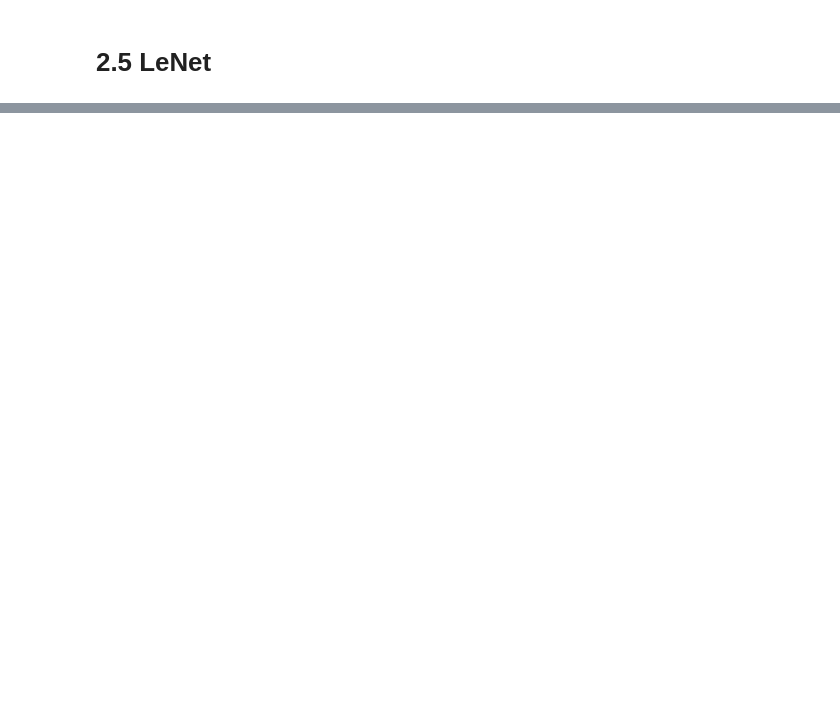
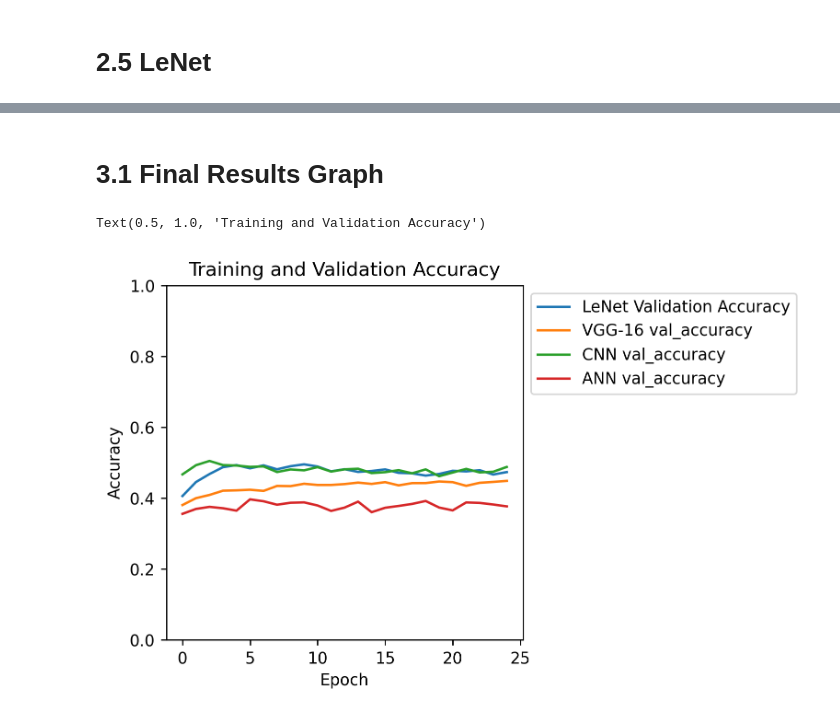
Before and after one commit to bryan-bee/CS4662, a Jupyter notebook: FinalProject/final.ipynb, the cells around one changed output, grey strips where cells are left out. Cells and saved outputs as stored; diff of their text form; code cells hidden in the pictures; blank space fills up the shorter version.

```diff
--- a/FinalProject/final.ipynb
+++ b/FinalProject/final.ipynb
@@ -588,0 +580,21 @@ Text(0.5, 1.0, 'Training and Validation Accuracy')
+# %% [markdown]
+# 3.1 Final Results Graph
+# %%
+fig = plt.figure(figsize=(4,4), dpi=250)
+
+plt.plot(history_LeNet.history['val_accuracy'], label='LeNet Validation Accuracy')
+
+plt.plot(history_vgg16.history['val_accuracy'], label = 'VGG-16 val_accuracy')
+
+plt.plot(history_cnn.history['val_accuracy'], label = 'CNN val_accuracy')
+
+plt.plot(fitted_ANN_model.history['val_accuracy'], label = 'ANN val_accuracy')
+
+plt.xlabel('Epoch')
+plt.ylabel('Accuracy')
+plt.ylim([0, 1])
+plt.legend(loc='upper left', bbox_to_anchor=(1, 1))
+plt.title('Training and Validation Accuracy')
+# %% [output]
+Text(0.5, 1.0, 'Training and Validation Accuracy')
+[figure, added]
```
Also changed, not shown: parts of 20 cells of this notebook.
